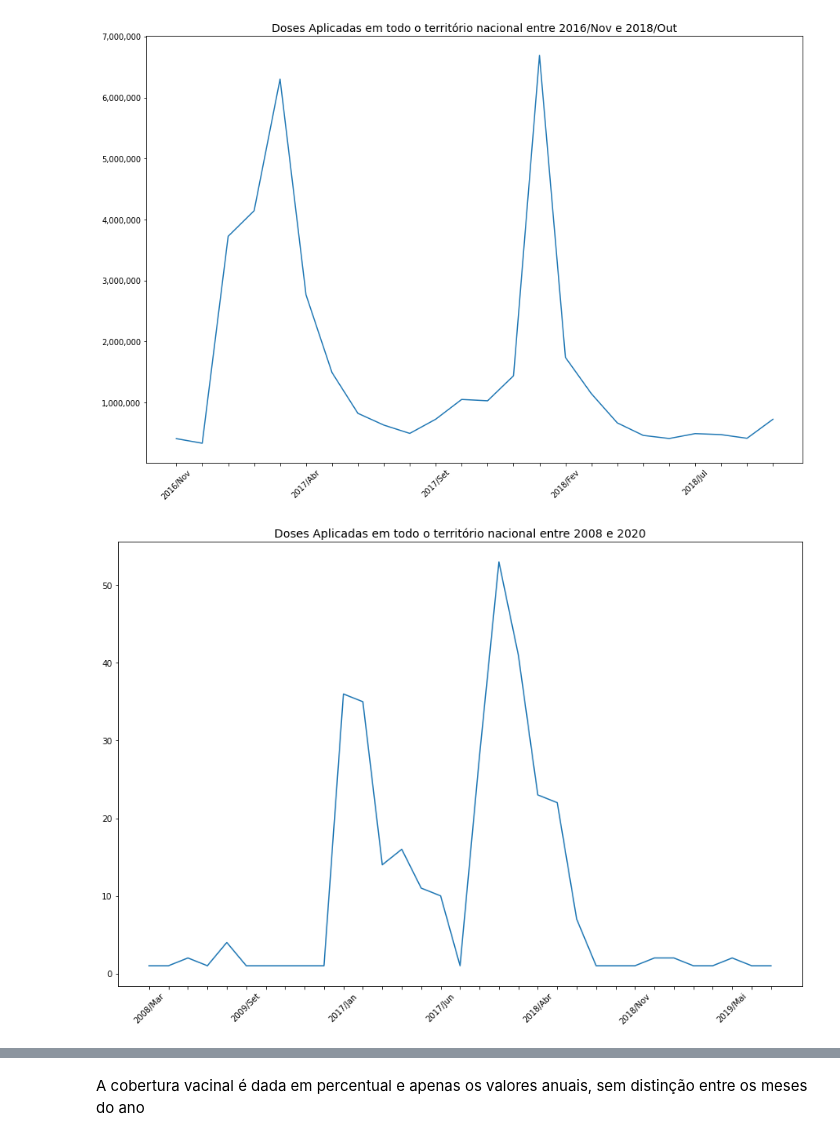
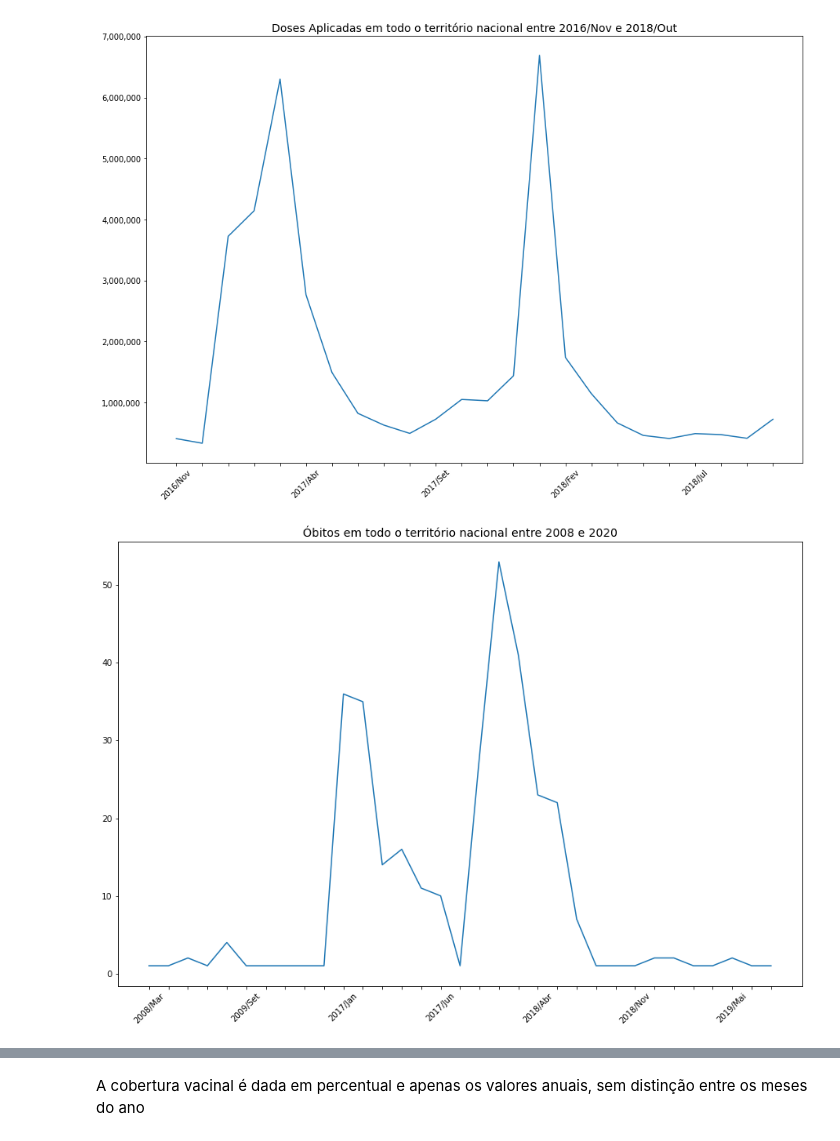
Before and after one commit to cmattosr/bootcampDS_Projeto02, a Jupyter notebook: ProjetoModulo02.ipynb, the cells around one changed output, grey strips where cells are left out. Saved outputs shown, nothing was run; the diff lists cells and outputs as text; code cells hidden in the pictures.

```diff
--- a/ProjetoModulo02.ipynb
+++ b/ProjetoModulo02.ipynb
@@ -413,15 +413,15 @@ plt.show()
 # %%
 # Vamos continuar a análise exploratória
 # Vamos verificar o total de óbitos no país entre 2008 e 2020
 plt.figure(figsize=(15,10))
 ax = obitos.loc["Total", :].plot()
 plt.xticks(rotation=45)
-plt.title("Doses Aplicadas em todo o território nacional entre 2008 e 2020", size=14)
+plt.title("Óbitos em todo o território nacional entre 2008 e 2020", size=14)
 ax.yaxis.set_major_formatter(ticker.StrMethodFormatter("{x:,.0f}"))
 ax.xaxis.set_major_locator(ticker.IndexLocator(base=1, offset=0))
 plt.show()
 # %% [output]
-[figure, old version]
+[figure, new version]
 # %%
 # É possível identificar os picos no mesmo período que identificamos nas doses aplicadas e nas internações
 # vamos plotar o período entre 2012/Mai e 2018/Out porque não há informção entre 2012/Jun e 2016/Dez
```
Also changed, not shown: parts of 3 cells of this notebook.
